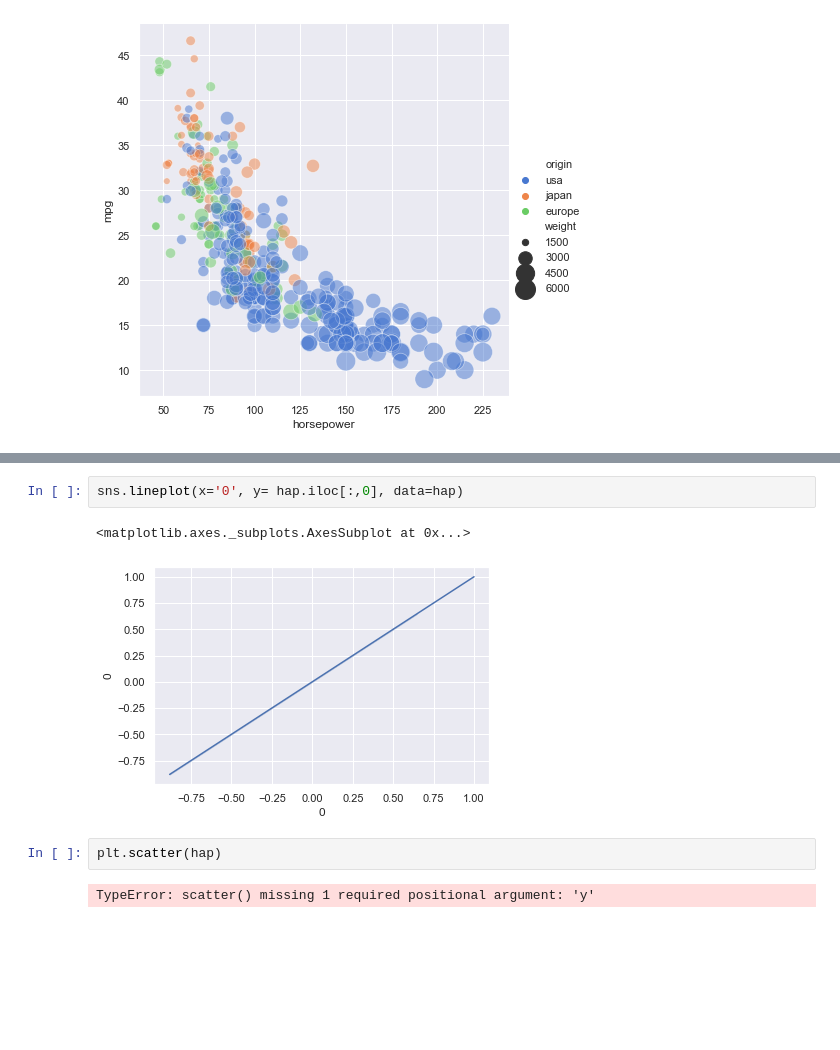
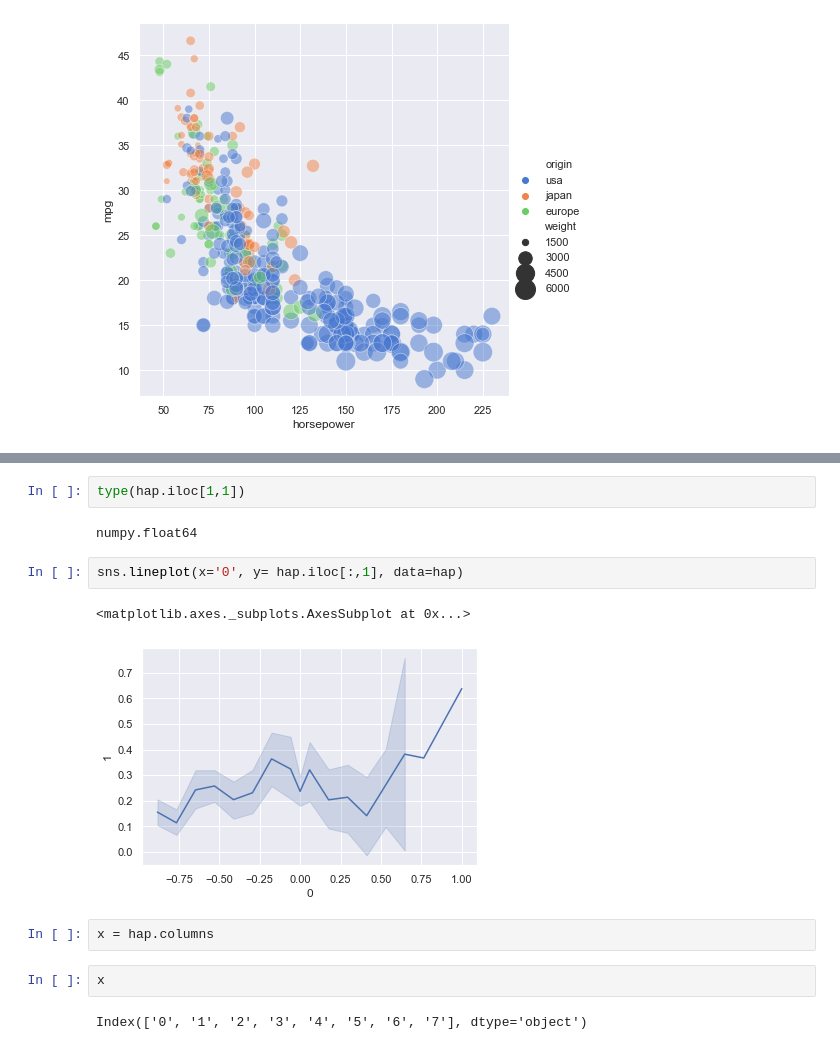
Before and after one commit to gon2gon2/first, a Jupyter notebook: ai_challenge/pretest/당뇨병(분류)/합쳐셔 확인해보기.ipynb, the cells around one changed output, grey strips where cells are left out. Drawn from its saved outputs; the diff is of its cells as text; blank space fills up the shorter version.

```diff
--- a/ai_challenge/pretest/당뇨병(분류)/합쳐셔 확인해보기.ipynb
+++ b/ai_challenge/pretest/당뇨병(분류)/합쳐셔 확인해보기.ipynb
@@ -139,9 +156,15 @@ sns.boxplot(data=hap, )
+# %%
+type(hap.iloc[1,1])
+# %% [output]
+numpy.float64
 # %%
-sns.lineplot(x='0', y= hap.iloc[:,0], data=hap)
+sns.lineplot(x='0', y= hap.iloc[:,1], data=hap)
 # %% [output]
 <matplotlib.axes._subplots.AxesSubplot at 0x...>
-[figure, old version]
+[figure, new version]
-# %%
-plt.scatter(hap)
-# %% [output]
-TypeError: scatter() missing 1 required positional argument: 'y'
+# %%
+x = hap.columns
+# %%
+x
+# %% [output]
+Index(['0', '1', '2', '3', '4', '5', '6', '7'], dtype='object')
```
Also changed, not shown: parts of 17 cells of this notebook, 6 other files.
